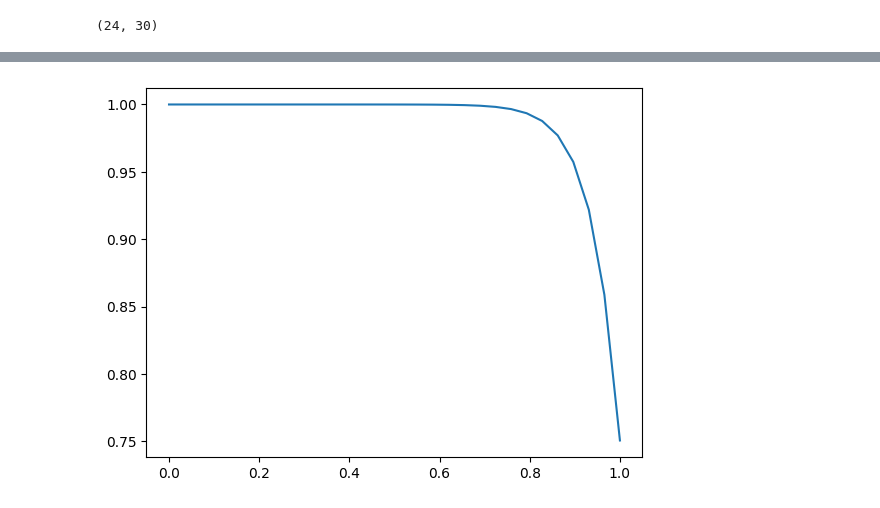
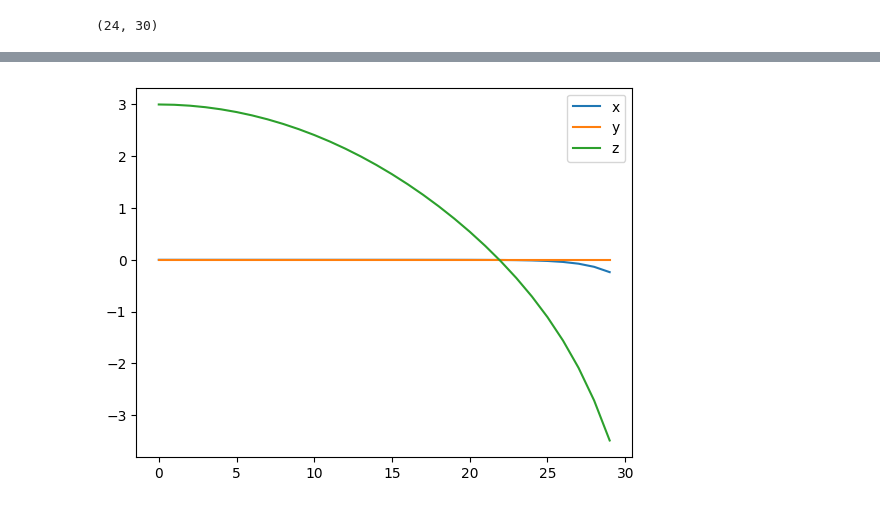
Before and after one commit to mward19/drone-stabilization, a Jupyter notebook: drone_simulate.ipynb, the cells around one changed output, grey strips where cells are left out. Drawn from its saved outputs; the diff is of its cells as text; code cells hidden in the pictures.

```diff
--- a/drone_simulate.ipynb
+++ b/drone_simulate.ipynb
@@ -28,8 +28,8 @@ state_init = np.array([
     0,
     0,
     0,
-    1,
-    2,
+    0,
+    0,
     3
 ])
 
@@ -46,7 +46,12 @@ def ode(t, y):
 
     return np.hstack([
         state_dot(state, control, inerx, inery, inerz, L, lam, g, m),
-        costate_dot(state, costate, inerx, inery, inerz, g)
+        costate_dot(
+            state, costate, inerx, inery, inerz, g,
+            alpha=1, # Penalizes yaw
+            beta=1,  # Penalizes tilt (pitch and roll)
+            gamma=1  # Penalizes position
+        )
     ])
 # %%
 t_range.shape
@@ -70,5 +86,8 @@ sol.y.shape
 # %%
-plt.plot(t_range, sol.y[9], label='x')
+plt.plot(sol.y[9], label='x')
+plt.plot(sol.y[10], label='y')
+plt.plot(sol.y[11], label='z')
+plt.legend()
 plt.show()
 # %% [output]
-[figure, old version]
+[figure, new version]
```
Also changed, not shown: parts of 4 cells of this notebook, 1 other file.
